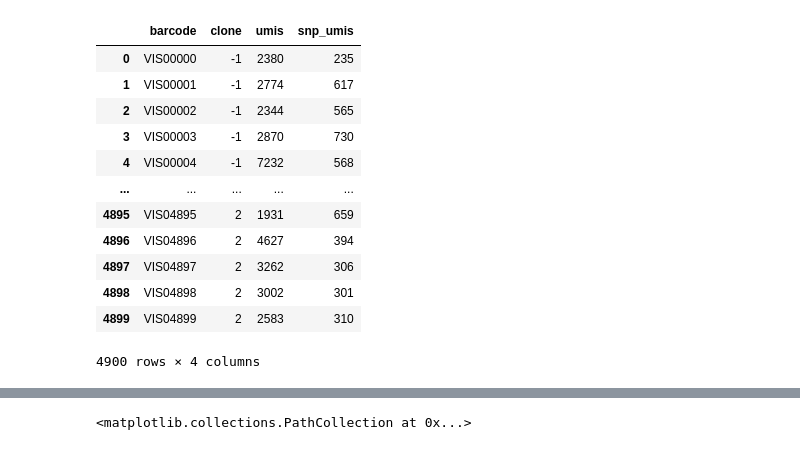
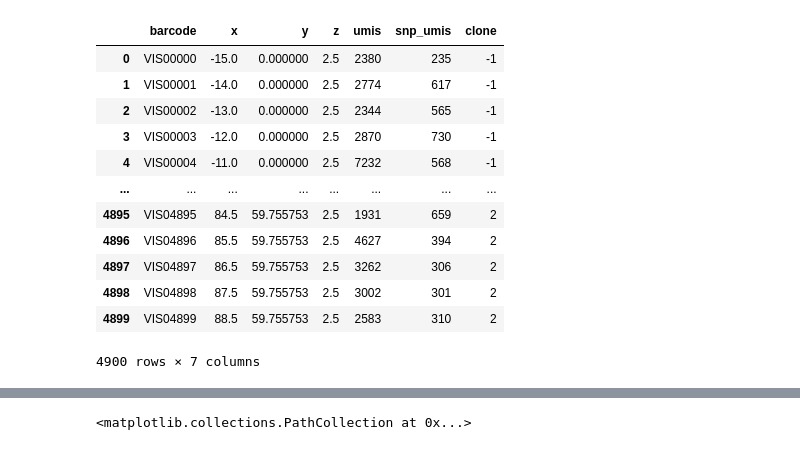
Before and after one commit to michaelJwilson/cnaster, a Jupyter notebook: docs/nb/sim_validation.ipynb, the cells around one changed output, grey strips where cells are left out. Saved outputs shown, nothing was run; the diff lists cells and outputs as text; code cells hidden in the pictures.

```diff
--- a/docs/nb/sim_validation.ipynb
+++ b/docs/nb/sim_validation.ipynb
@@ -25,5 +25,10 @@ sample_name = "cnaster_002"
 config = JSONConfig.from_file(cpath)
 # %%
 meta = get_meta(config, run_id, sample_name)
-meta
+truth = get_truth(config, run_id, sample_name)
+spots = get_spots(config, run_id, sample_name)
+
+df = pd.merge(spots, meta, on="barcode")
+df = pd.merge(df, truth, on="barcode")
+df
 # %% [output]
@@ -30,13 +36,13 @@ meta
-|  | barcode | clone | umis | snp_umis |
-| 0 | VIS00000 | -1 | 2380 | 235 |
-| 1 | VIS00001 | -1 | 2774 | 617 |
-| 2 | VIS00002 | -1 | 2344 | 565 |
-| 3 | VIS00003 | -1 | 2870 | 730 |
-| 4 | VIS00004 | -1 | 7232 | 568 |
-| ... | ... | ... | ... | ... |
-| 4895 | VIS04895 | 2 | 1931 | 659 |
-| 4896 | VIS04896 | 2 | 4627 | 394 |
-| 4897 | VIS04897 | 2 | 3262 | 306 |
-| 4898 | VIS04898 | 2 | 3002 | 301 |
-| 4899 | VIS04899 | 2 | 2583 | 310 |
+|  | barcode | x | y | z | umis | snp_umis | clone |
+| 0 | VIS00000 | -15.0 | 0.000000 | 2.5 | 2380 | 235 | -1 |
+| 1 | VIS00001 | -14.0 | 0.000000 | 2.5 | 2774 | 617 | -1 |
+| 2 | VIS00002 | -13.0 | 0.000000 | 2.5 | 2344 | 565 | -1 |
+| 3 | VIS00003 | -12.0 | 0.000000 | 2.5 | 2870 | 730 | -1 |
+| 4 | VIS00004 | -11.0 | 0.000000 | 2.5 | 7232 | 568 | -1 |
+| ... | ... | ... | ... | ... | ... | ... | ... |
+| 4895 | VIS04895 | 84.5 | 59.755753 | 2.5 | 1931 | 659 | 2 |
+| 4896 | VIS04896 | 85.5 | 59.755753 | 2.5 | 4627 | 394 | 2 |
+| 4897 | VIS04897 | 86.5 | 59.755753 | 2.5 | 3262 | 306 | 2 |
+| 4898 | VIS04898 | 87.5 | 59.755753 | 2.5 | 3002 | 301 | 2 |
+| 4899 | VIS04899 | 88.5 | 59.755753 | 2.5 | 2583 | 310 | 2 |
-4900 rows × 4 columns
+4900 rows × 7 columns
```
Also changed, not shown: parts of 4 cells of this notebook.
